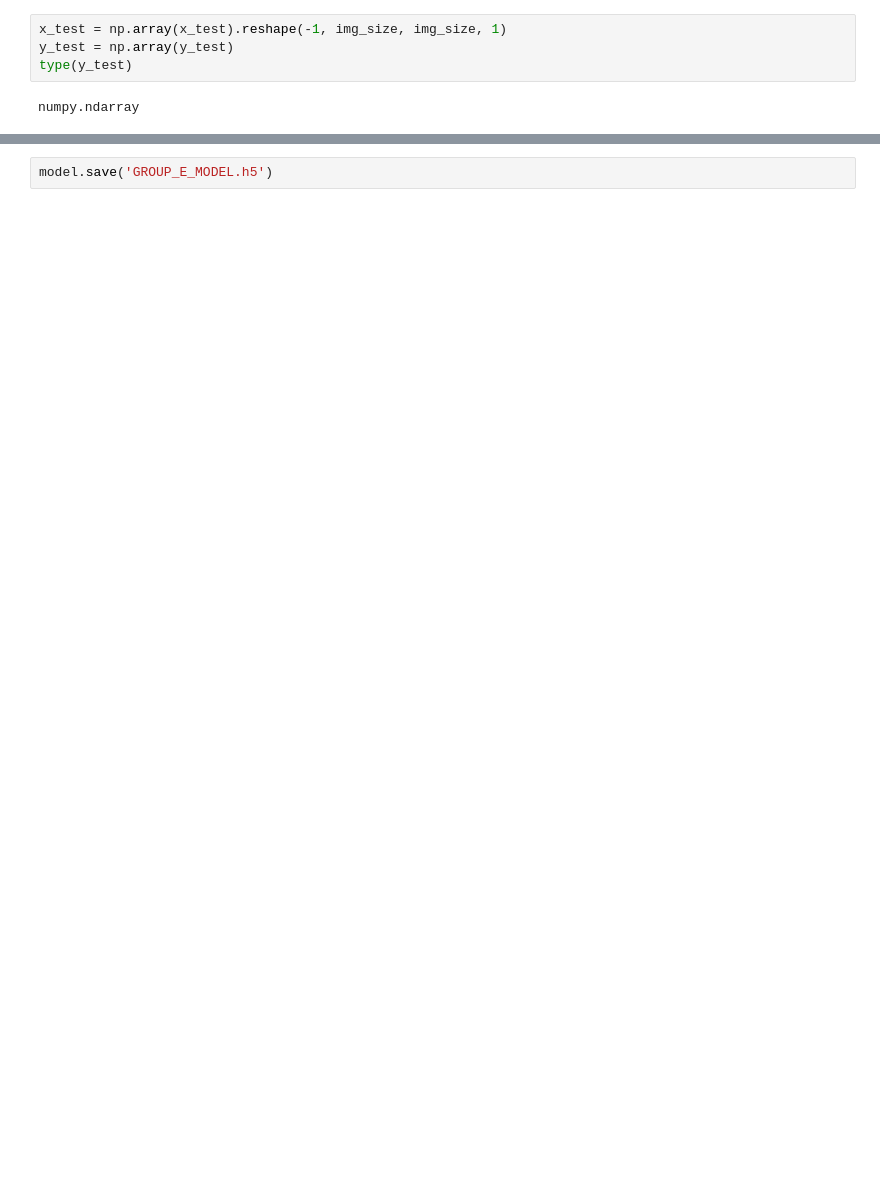
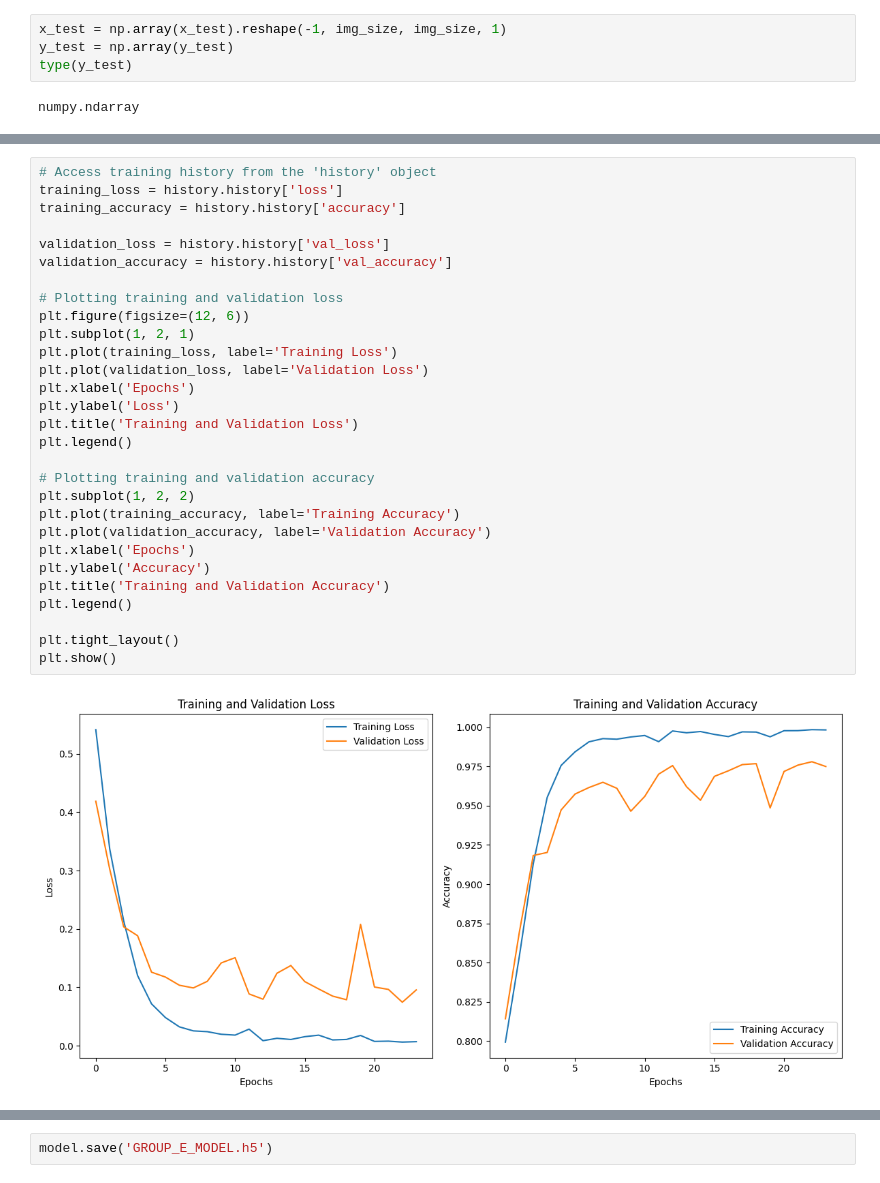
Before and after one commit to julius-kazibwe/Group_E_Fingerprint_ML_Project, a Jupyter notebook: Group_E_Fingerprint_ML_Project.ipynb, the cells around one changed output, grey strips where cells are left out. Drawn from its saved outputs; the diff is of its cells as text; blank space fills up the shorter version.

```diff
--- a/Group_E_Fingerprint_ML_Project.ipynb
+++ b/Group_E_Fingerprint_ML_Project.ipynb
@@ -200,0 +441,31 @@ model.evaluate(x_test,y_test)
+# %%
+# Access training history from the 'history' object
+training_loss = history.history['loss']
+training_accuracy = history.history['accuracy']
+
+validation_loss = history.history['val_loss']
+validation_accuracy = history.history['val_accuracy']
+
+# Plotting training and validation loss
+plt.figure(figsize=(12, 6))
+plt.subplot(1, 2, 1)
+plt.plot(training_loss, label='Training Loss')
+plt.plot(validation_loss, label='Validation Loss')
+plt.xlabel('Epochs')
+plt.ylabel('Loss')
+plt.title('Training and Validation Loss')
+plt.legend()
+
+# Plotting training and validation accuracy
+plt.subplot(1, 2, 2)
+plt.plot(training_accuracy, label='Training Accuracy')
+plt.plot(validation_accuracy, label='Validation Accuracy')
+plt.xlabel('Epochs')
+plt.ylabel('Accuracy')
+plt.title('Training and Validation Accuracy')
+plt.legend()
+
+plt.tight_layout()
+plt.show()
+# %% [output]
+[figure, added]
```
Also changed, not shown: parts of 54 cells of this notebook.
